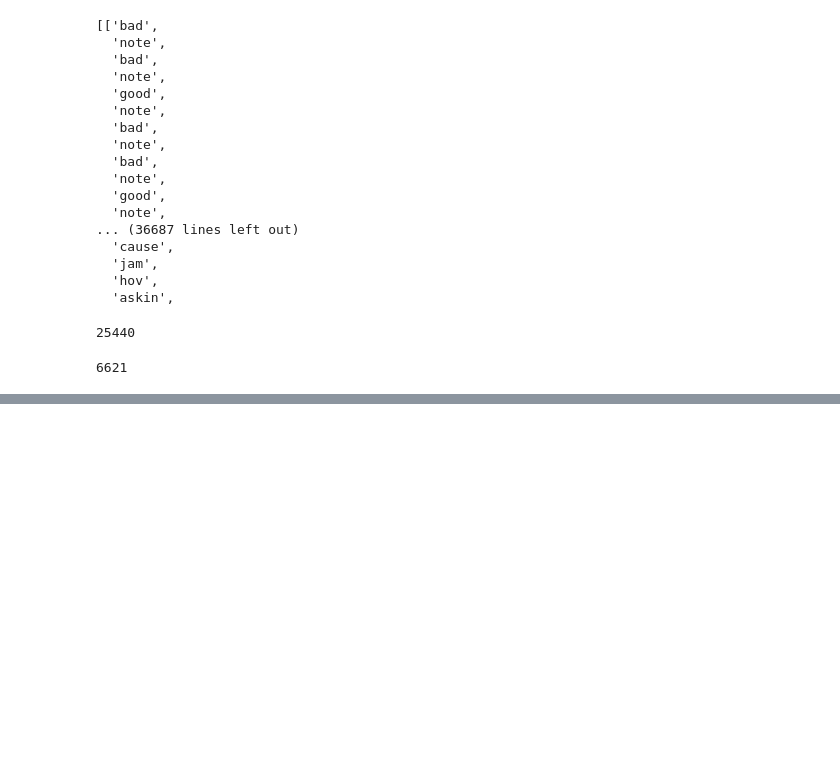
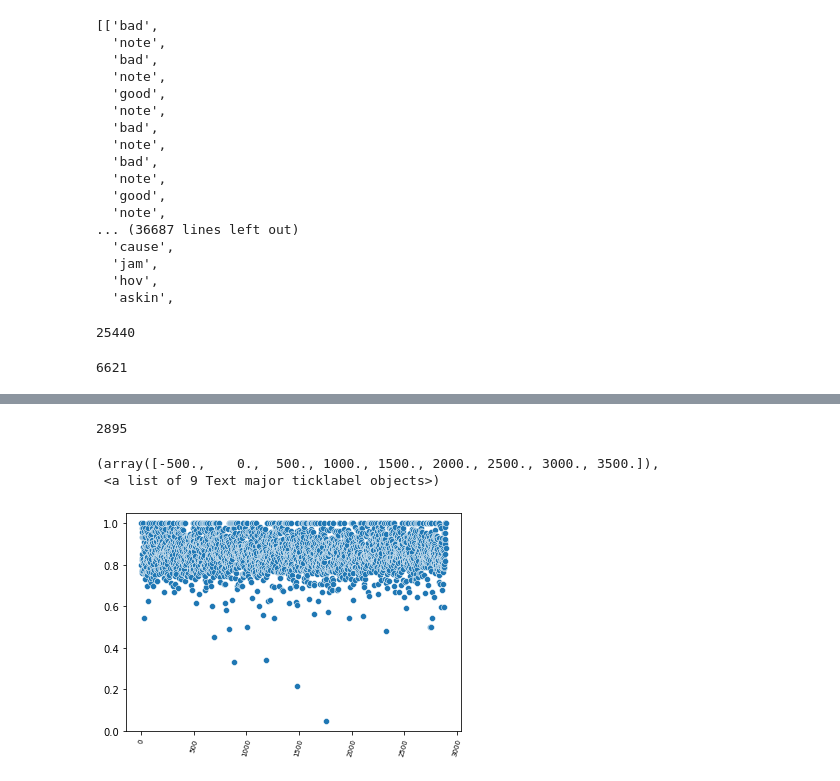
Before and after one commit to carterwward/SongSentiment, a Jupyter notebook: analysis/hedonometer_lyric_cross_analysis.ipynb, the cells around one changed output, grey strips where cells are left out. Drawn from its saved outputs; the diff is of its cells as text; code cells hidden in the pictures; blank space fills up the shorter version.

```diff
--- a/analysis/hedonometer_lyric_cross_analysis.ipynb
+++ b/analysis/hedonometer_lyric_cross_analysis.ipynb
@@ -216,0 +242,15 @@ tok_vince_lyrics
+# %%
+tok_lyr_set = [set(lyr.split(' ')) for lyr in tokenized_lyrics]
+# %%
+lyric_prop = [len(lyrics - (lyrics - hedonometer_set)) / len(lyrics) for lyrics in tok_lyr_set]
+# %%
+print(len(lyric_prop))
+# %% [output]
+2895
+# %%
+g = sns.scatterplot(x=[i for i in range(len(lyric_prop))], y=lyric_prop)
+plt.xticks(rotation=75, fontsize=7)
+# %% [output]
+(array([-500.,    0.,  500., 1000., 1500., 2000., 2500., 3000., 3500.]),
+ <a list of 9 Text major ticklabel objects>)
+[figure, added]
```
Also changed, not shown: parts of 25 cells of this notebook, 1 other file.
